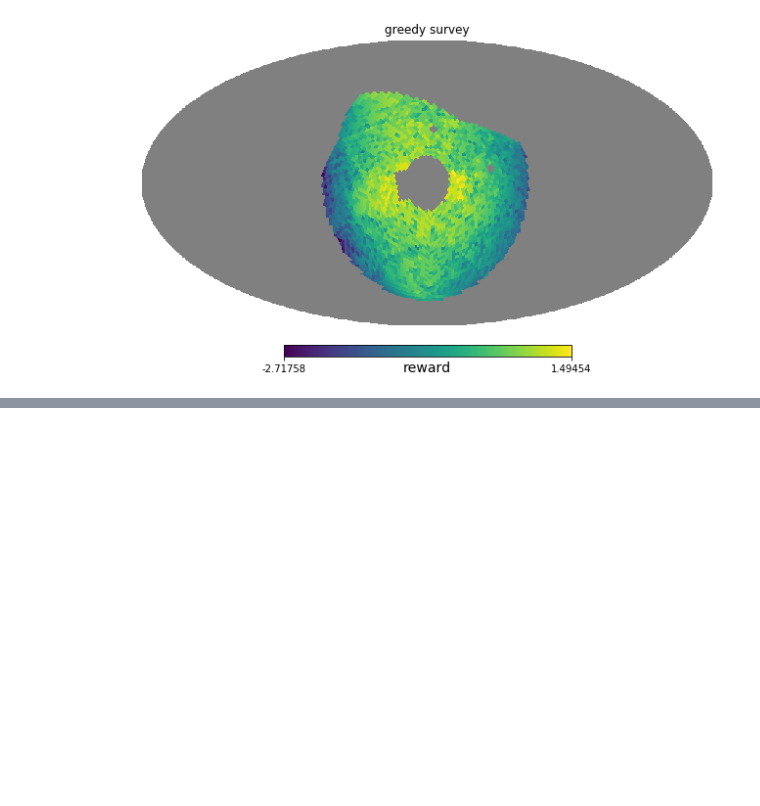
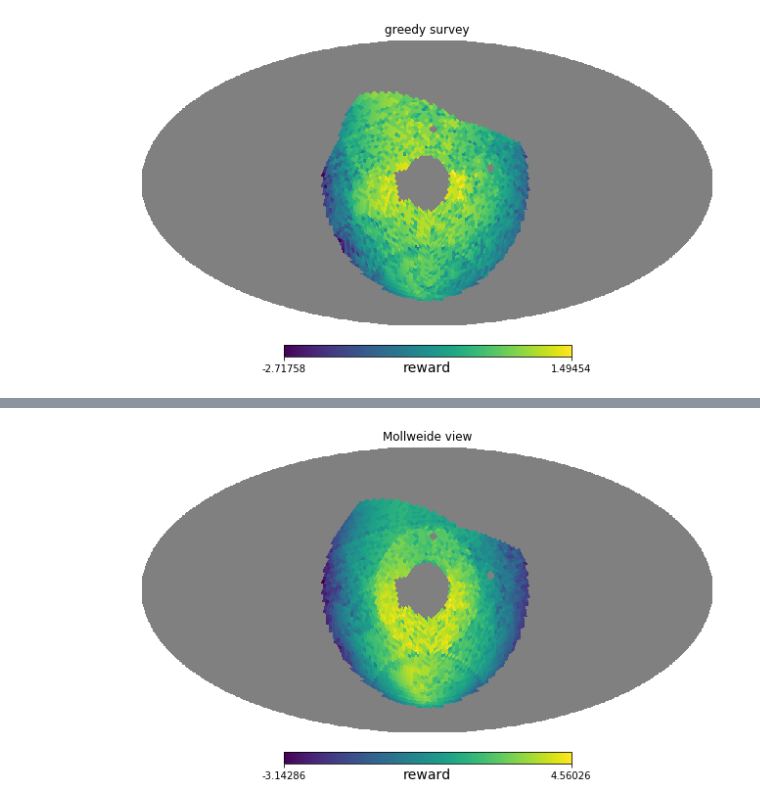
Before and after one commit to lsst-sims/legacy_sims_featureScheduler, a Jupyter notebook: examples/Blob_process_explained.ipynb, the cells around one changed output, grey strips where cells are left out. Drawn from its saved outputs; the diff is of its cells as text; code cells hidden in the pictures; blank space fills up the shorter version.

```diff
--- a/examples/Blob_process_explained.ipynb
+++ b/examples/Blob_process_explained.ipynb
@@ -256,0 +297,5 @@ hp.mollview(scheduler.survey_lists[2][1].calc_reward_function(conditions), unit=
+# %%
+# And the resulting reward function
+hp.mollview(reward, unit='reward', rot=rot)
+# %% [output]
+[figure, added]
```
Also changed, not shown: parts of 7 cells of this notebook.
